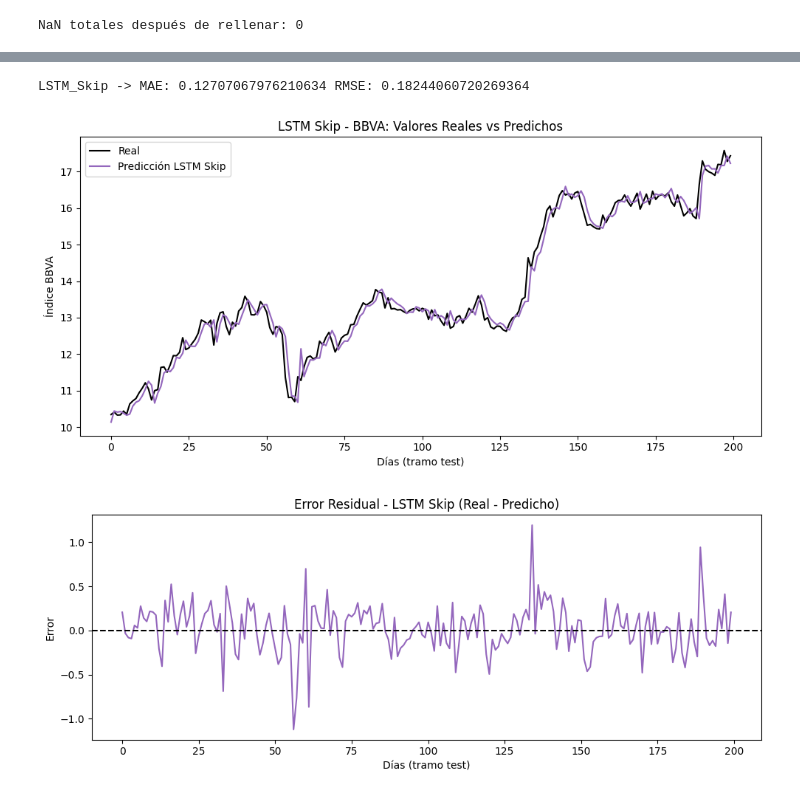
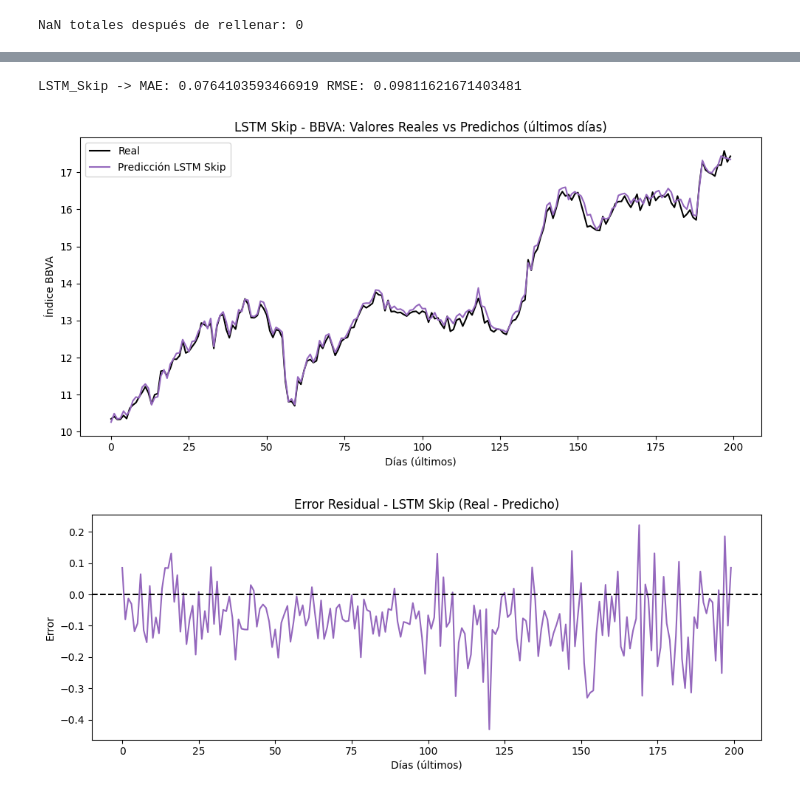
Before and after one commit to Jacobo24/Aprendizaje_Automatico, a Jupyter notebook: notebooks/lstm_skip_bbva.ipynb, the cells around one changed output, grey strips where cells are left out. Cells and saved outputs as stored; diff of their text form; code cells hidden in the pictures.

Commit message:
guardado para no liarla

```diff
--- a/notebooks/lstm_skip_bbva.ipynb
+++ b/notebooks/lstm_skip_bbva.ipynb
@@ -92,7 +45,7 @@ df = pd.read_csv("../csv/bbva_enriched.csv", parse_dates=["Date"])
 df = df.sort_values("Date").reset_index(drop=True)
 
 # 2) quitar columnas que sobran
-cols_to_drop = ["Unnamed: 0"]
+cols_to_drop = ["Unnamed: 0", "vix.1", "vix.2", "vix.3", "vix.4", "vix.5"]
 df = df.drop(columns=[c for c in cols_to_drop if c in df.columns])
 
 # 3) definir grupos de columnas
@@ -155,11 +108,17 @@ def preparar_datos_multivariados(df, target_col="BBVA_Close", window_size=25):
     df = df.sort_index()
 
     selected_features = [
-    "BBVA_Open",
+    "BBVA_Adj_Close",
+    "BBVA_Volume",
     "BBVA_High",
     "BBVA_Low",
-    "BBVA_Volume",
+    "BBVA_Open",
     "SAN_Price",
+    "IBEX",
+    "SP500",
+    "EURUSD",
+    "OIL",
+    "vix",
     "eventos_negativos",
 ]
 
@@ -363,10 +282,10 @@ WARNING:absl:You are saving your model as an HDF5 file via `model.save()` or `ke
 # %%
-# ==============================
-y_pred_lstm_skip = lstm_skip_model.predict(X_test_scaled)
+# predicciones sobre TODO el conjunto (el que entrenaste)
+y_pred_lstm_skip_scaled = lstm_skip_model.predict(X_train)
 
 # desescalar la y real
-y_test_real = scaler_y.inverse_transform(y_test_scaled.reshape(-1, 1))
+y_train_real = scaler_y.inverse_transform(y_train.reshape(-1, 1))
 
 # desescalar las predicciones
-pred_lstm_skip_real = scaler_y.inverse_transform(y_pred_lstm_skip)
+pred_lstm_skip_real = scaler_y.inverse_transform(y_pred_lstm_skip_scaled)
 # %% [output]
@@ -377,39 +296,41 @@ def evaluar(y_true, y_pred):
     rmse = math.sqrt(mean_squared_error(y_true, y_pred))
     return mae, rmse
 
-mae_lstm_skip, rmse_lstm_skip = evaluar(y_test_real, pred_lstm_skip_real)
+# evaluar sobre todo el conjunto usado para entrenar
+mae_lstm_skip, rmse_lstm_skip = evaluar(y_train_real, pred_lstm_skip_real)
 
 print("LSTM_Skip -> MAE:", mae_lstm_skip, "RMSE:", rmse_lstm_skip)
 # %% [output]
-LSTM_Skip -> MAE: 0.12707067976210634 RMSE: 0.18244060720269364
+LSTM_Skip -> MAE: 0.0764103593466919 RMSE: 0.09811621671403481
 # %%
-# --- Tramo a mostrar (últimos 200 días del test, por ejemplo) ---
+# --- Tramo a mostrar (últimos 200 días del entrenamiento) ---
 n_mostrar = 200
-y_real_plot = y_test_real[-n_mostrar:]
+y_real_plot = y_train_real[-n_mostrar:]
 pred_lstm_skip_plot = pred_lstm_skip_real[-n_mostrar:]
 
 # ===============================
 #  LSTM Skip
 # ===============================
 plt.figure(figsize=(10,5))
 plt.plot(y_real_plot, label="Real", color="black")
 plt.plot(pred_lstm_skip_plot, label="Predicción LSTM Skip", color="tab:purple")
-plt.title("LSTM Skip - BBVA: Valores Reales vs Predichos")
-plt.xlabel("Días (tramo test)")
+plt.title("LSTM Skip - BBVA: Valores Reales vs Predichos (últimos días)")
+plt.xlabel("Días (últimos)")
 plt.ylabel("Índice BBVA")
 plt.legend()
 plt.tight_layout()
 plt.show()
+
 # --- Error LSTM Skip ---
 plt.figure(figsize=(10,4))
 plt.plot(y_real_plot - pred_lstm_skip_plot, color="tab:purple")
 plt.axhline(0, color="black", linestyle="--")
 plt.title("Error Residual - LSTM Skip (Real - Predicho)")
-plt.xlabel("Días (tramo test)")
+plt.xlabel("Días (últimos)")
 plt.ylabel("Error")
 plt.tight_layout()
 plt.show()
 # %% [output]
-[figure, old version]
+[figure, new version]
-[figure, old version]
+[figure, new version]
 # %%
```
Also changed, not shown: parts of 13 cells of this notebook, 36 other files.
